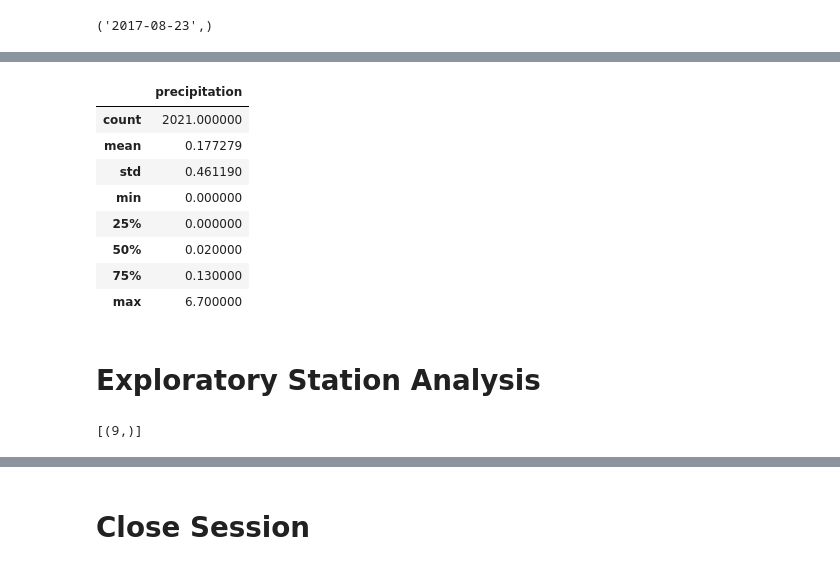
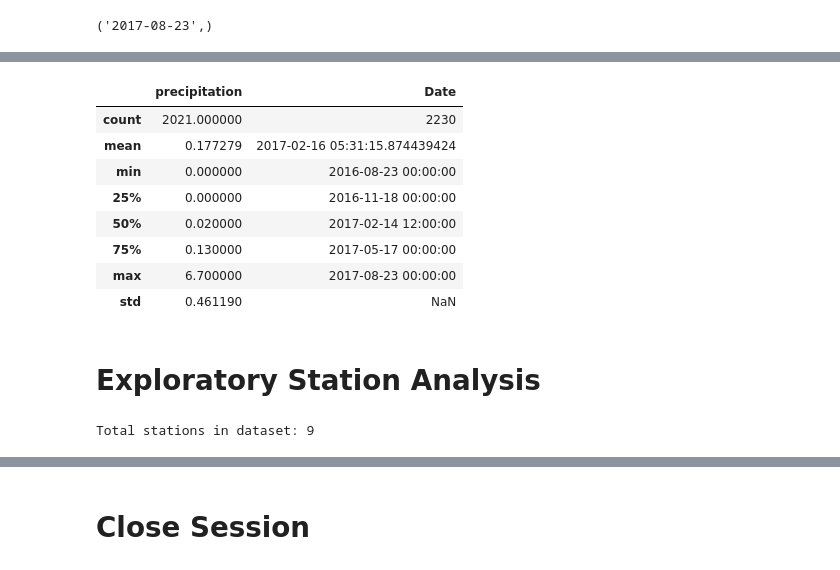
Before and after one commit to mctrashmoney/sqlalchemy-challenge, a Jupyter notebook: SurfsUp/climate_starter.ipynb, the cells around one changed output, grey strips where cells are left out. Cells and saved outputs as stored; diff of their text form; code cells hidden in the pictures.

```diff
--- a/SurfsUp/climate_starter.ipynb
+++ b/SurfsUp/climate_starter.ipynb
@@ -28,11 +30,16 @@ engine = create_engine("sqlite:///Resources/hawaii.sqlite")
 ['measurement', 'station']
 # %%
 # Save references to each table
+Measurement = Base.classes.measurement
+Station = Base.classes.station
 # %%
 # Create our session (link) from Python to the DB
+session = Session(engine)
 # %% [markdown]
 # Exploratory Precipitation Analysis
 # %%
 # Find the most recent date in the data set.
+most_recent_date = session.query(Measurement.date).order_by(Measurement.date.desc()).first()
+most_recent_date
 # %% [output]
 ('2017-08-23',)
@@ -39,18 +53,29 @@ engine = create_engine("sqlite:///Resources/hawaii.sqlite")
 # %%
 # Design a query to retrieve the last 12 months of precipitation data and plot the results.
 # Starting from the most recent data point in the database.
+most_recent_date = most_recent_date[0]
+most_recent_date = dt.datetime.strptime(most_recent_date, '%Y-%m-%d')
 
 # Calculate the date one year from the last date in data set.
-
+one_year_ago = most_recent_date - dt.timedelta(days=365)
 
 # Perform a query to retrieve the data and precipitation scores
-
+results = session.query(Measurement.date, Measurement.prcp).filter(Measurement.date >= one_year_ago.strftime("%Y-%m-%d")).all()
 
 # Save the query results as a Pandas DataFrame. Explicitly set the column names
-
+df = pd.DataFrame(results, columns=['date', 'precipitation'])
 
 # Sort the dataframe by date
-
+df['Date'] = pd.to_datetime(df['date'])
+df.sort_values(by='Date', inplace=True)
 
 # Use Pandas Plotting with Matplotlib to plot the data
+plt.figure(figsize=(10, 6))
+plt.plot(df['Date'], df['precipitation'])
+plt.xlabel('Date')
+plt.ylabel('Inches of Precipitation')
+plt.title('Precipitation over the Last Year')
+plt.xticks(rotation=45)
+plt.tight_layout()
+plt.show()
 # %% [output]
@@ -59,18 +83,21 @@ Text(0, 0.5, 'Inches')
 # %%
 # Use Pandas to calculate the summary statistics for the precipitation data
+df.describe()
 # %% [output]
-|  | precipitation |
-| count | 2021.000000 |
-| mean | 0.177279 |
-| std | 0.461190 |
-| min | 0.000000 |
-| 25% | 0.000000 |
-| 50% | 0.020000 |
-| 75% | 0.130000 |
-| max | 6.700000 |
+|  | precipitation | Date |
+| count | 2021.000000 | 2230 |
+| mean | 0.177279 | 2017-02-16 05:31:15.874439424 |
+| min | 0.000000 | 2016-08-23 00:00:00 |
+| 25% | 0.000000 | 2016-11-18 00:00:00 |
+| 50% | 0.020000 | 2017-02-14 12:00:00 |
+| 75% | 0.130000 | 2017-05-17 00:00:00 |
+| max | 6.700000 | 2017-08-23 00:00:00 |
+| std | 0.461190 | NaN |
 # %% [markdown]
 # Exploratory Station Analysis
 # %%
 # Design a query to calculate the total number of stations in the dataset
+total_stations = session.query(func.count(Station.station)).scalar()
+print(f"Total stations in dataset: {total_stations}")
 # %% [output]
-[(9,)]
+Total stations in dataset: 9
```
Also changed, not shown: parts of 10 cells of this notebook, 2 other files.
